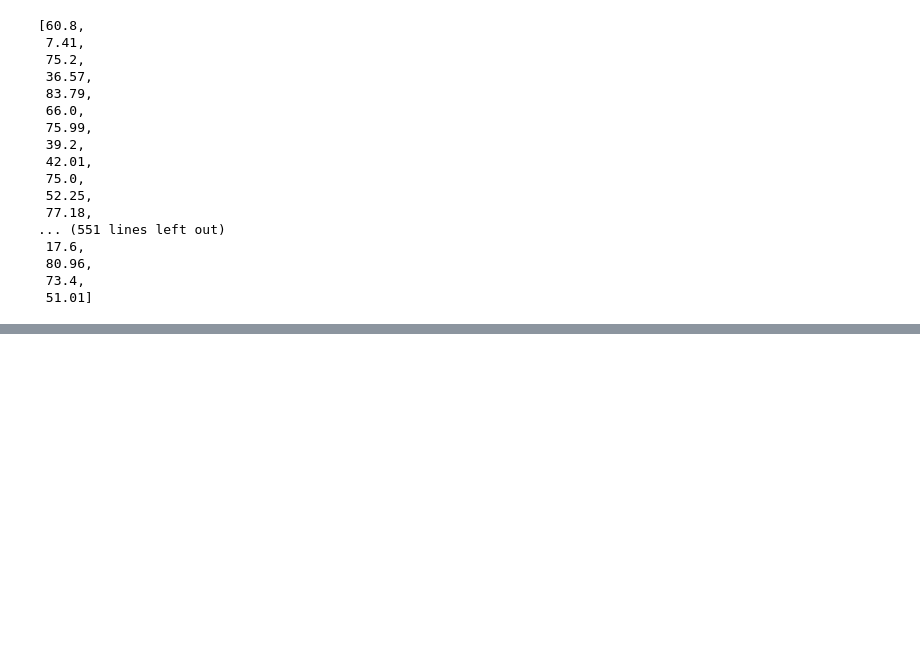
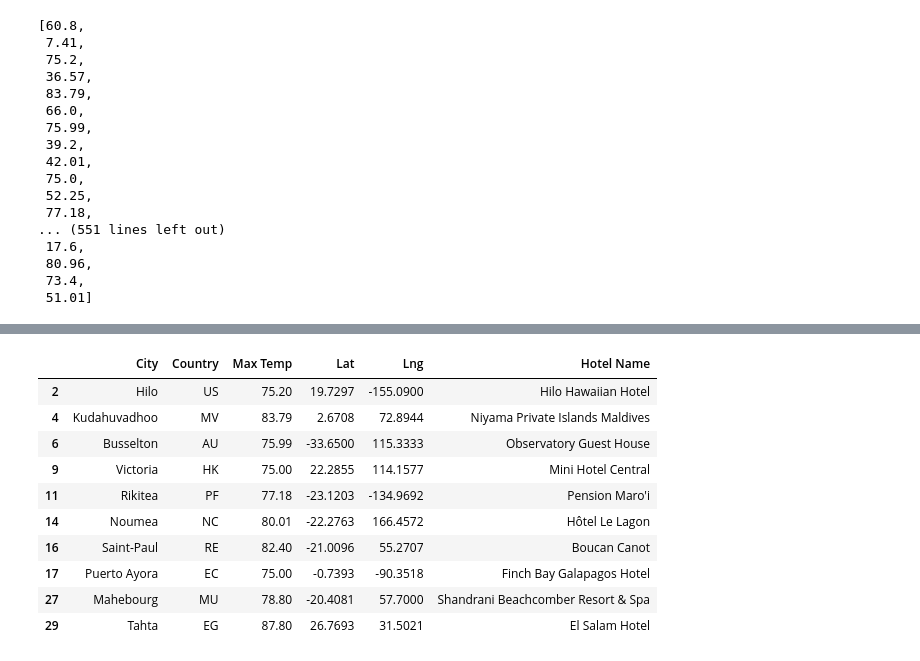
Before and after one commit to Luis-Acevedo/World_Weather_Analysis, a Jupyter notebook: VacationPy.ipynb, the cells around one changed output, grey strips where cells are left out. Cells and saved outputs as stored; diff of their text form; code cells hidden in the pictures; blank space fills up the shorter version.

```diff
--- a/VacationPy.ipynb
+++ b/VacationPy.ipynb
@@ -120,0 +179,27 @@ fig
+# %%
+# Set parameters to search for a hotel.
+params = {
+    "radius": 5000,
+    "type": "lodging",
+    "key": g_key}
+
+# Iterate through the DataFrame.
+for index, row in hotel_df.iterrows():
+    # Get the latitude and longitude.
+    lat = row["Lat"]
+    lng = row["Lng"]
+
+    # Add the latitude and longitude to location key for the params dictionary.
+    params["location"] = f"{lat},{lng}"
+
+    # Use the search term: "lodging" and our latitude and longitude.
+    base_url = "https://maps.googleapis.com/maps/api/place/nearbysearch/json"
+
+    # Make request and get the JSON data from the search.
+    hotels = requests.get(base_url, params=params).json()
+
+    # Grab the first hotel from the results and store the name.
+    try:
+        hotel_df.loc[index, "Hotel Name"] = hotels["results"][0]["name"]
+    except (IndexError):
+        print("Hotel not found ... skipping")
@@ -120,0 +220,14 @@ fig
+# %%
+hotel_df.head(10)
+# %% [output]
+|  | City | Country | Max Temp | Lat | Lng | Hotel Name |
+| 2 | Hilo | US | 75.20 | 19.7297 | -155.0900 | Hilo Hawaiian Hotel |
+| 4 | Kudahuvadhoo | MV | 83.79 | 2.6708 | 72.8944 | Niyama Private Islands Maldives |
+| 6 | Busselton | AU | 75.99 | -33.6500 | 115.3333 | Observatory Guest House |
+| 9 | Victoria | HK | 75.00 | 22.2855 | 114.1577 | Mini Hotel Central |
+| 11 | Rikitea | PF | 77.18 | -23.1203 | -134.9692 | Pension Maro'i |
+| 14 | Noumea | NC | 80.01 | -22.2763 | 166.4572 | Hôtel Le Lagon |
+| 16 | Saint-Paul | RE | 82.40 | -21.0096 | 55.2707 | Boucan Canot |
+| 17 | Puerto Ayora | EC | 75.00 | -0.7393 | -90.3518 | Finch Bay Galapagos Hotel |
+| 27 | Mahebourg | MU | 78.80 | -20.4081 | 57.7000 | Shandrani Beachcomber Resort & Spa |
+| 29 | Tahta | EG | 87.80 | 26.7693 | 31.5021 | El Salam Hotel |
```
Also changed, not shown: parts of 8 cells of this notebook, 1 other file.
